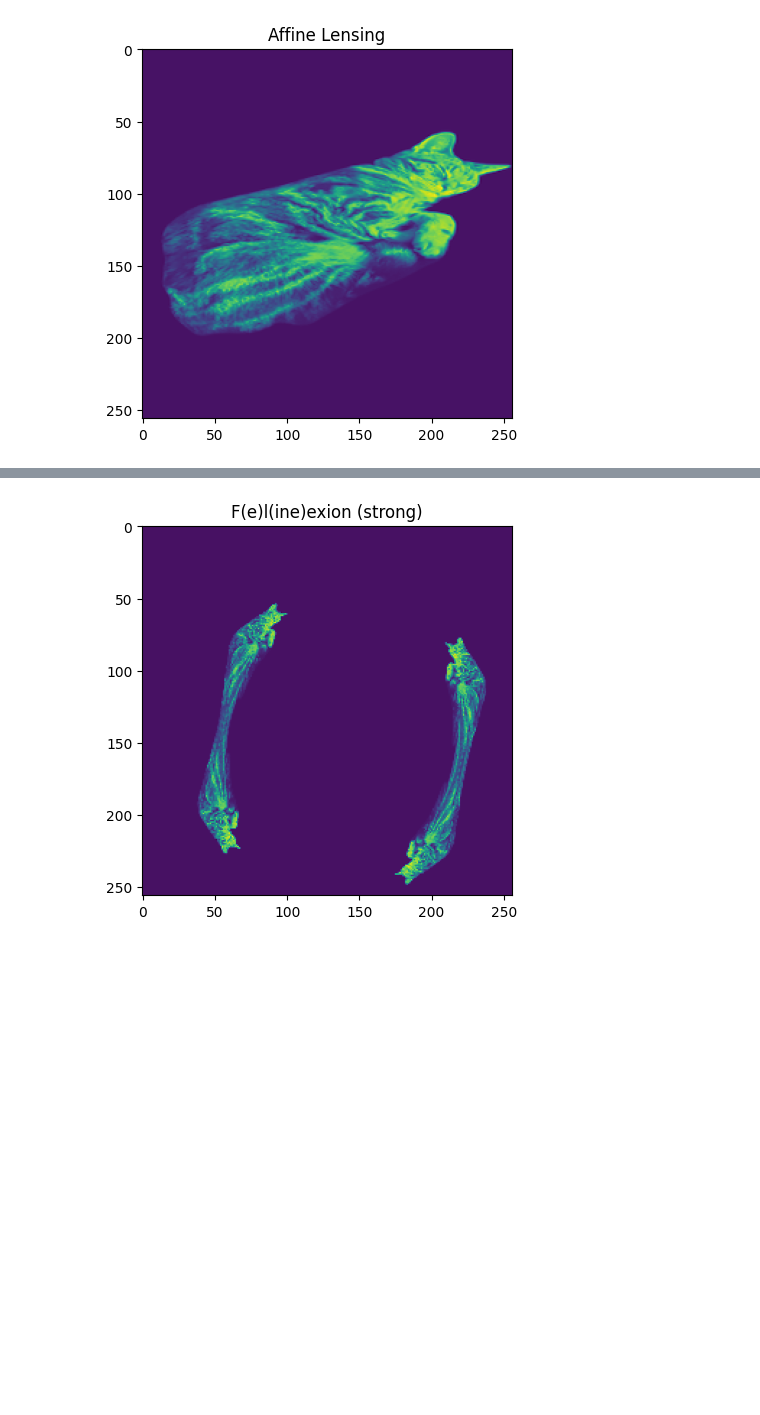
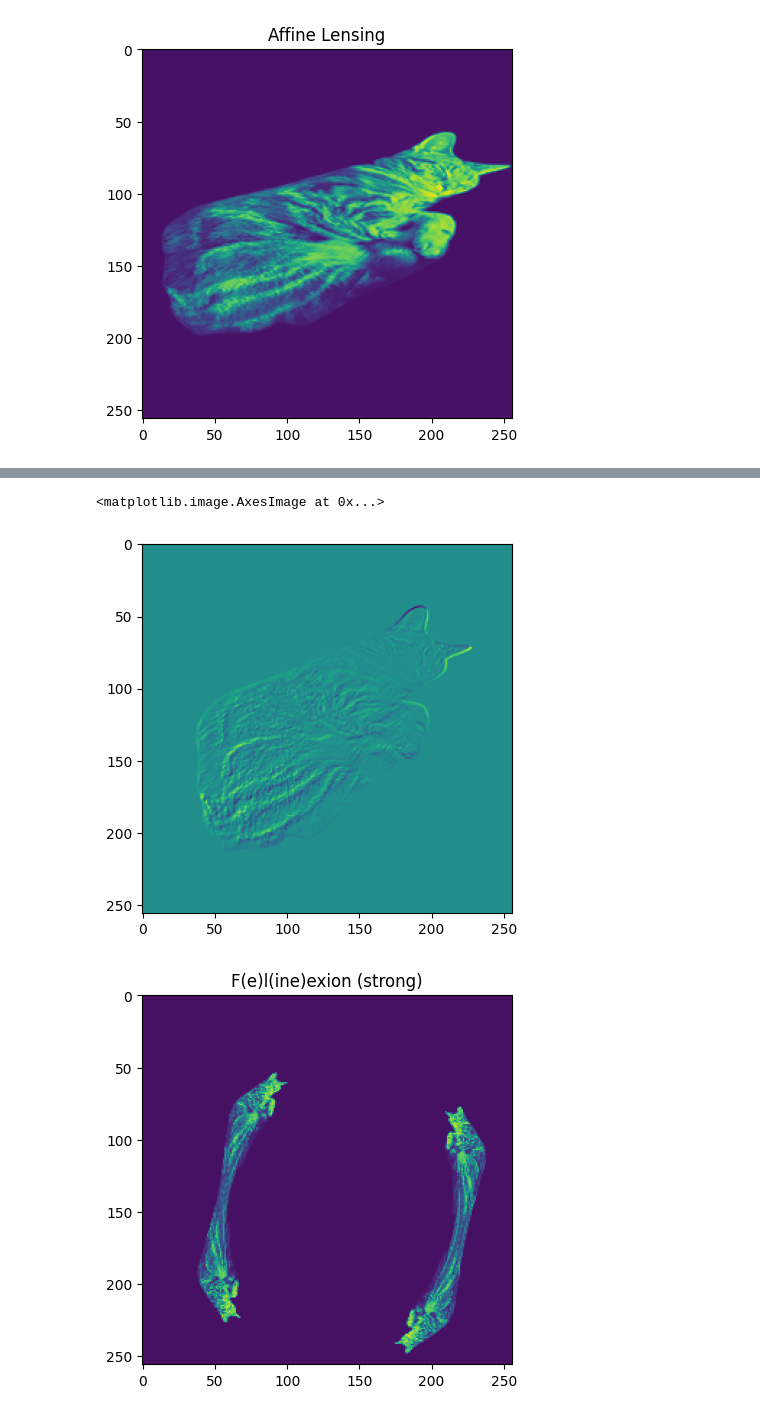
Before and after one commit to CMacM/BATSim, a Jupyter notebook: notebooks/CATSim/shear_cat.ipynb, the cells around one changed output, grey strips where cells are left out. Drawn from its saved outputs; the diff is of its cells as text; code cells hidden in the pictures; blank space fills up the shorter version.

```diff
--- a/notebooks/CATSim/shear_cat.ipynb
+++ b/notebooks/CATSim/shear_cat.ipynb
@@ -82,3 +80,9 @@ plt.savefig('IA_cat')
+# %%
+cat_residual = cat_noshear - cat_IA
+plt.imshow(cat_residual)
+# %% [output]
+<matplotlib.image.AxesImage at 0x...>
+[figure, added]
 # %%
 cat_gal = galsim.InterpolatedImage("cat.fits", offset=[150,150])
 stamp = Stamp(nn=256, scale=1)
```
Also changed, not shown: parts of 3 cells of this notebook, 4 other files.
